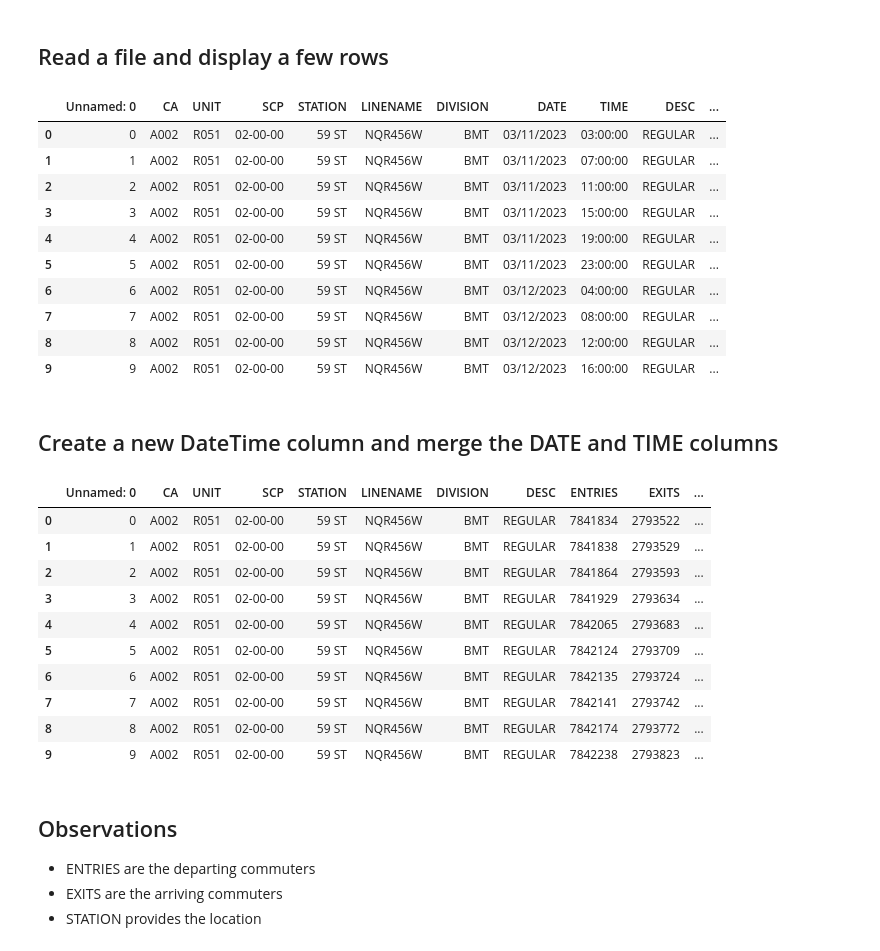
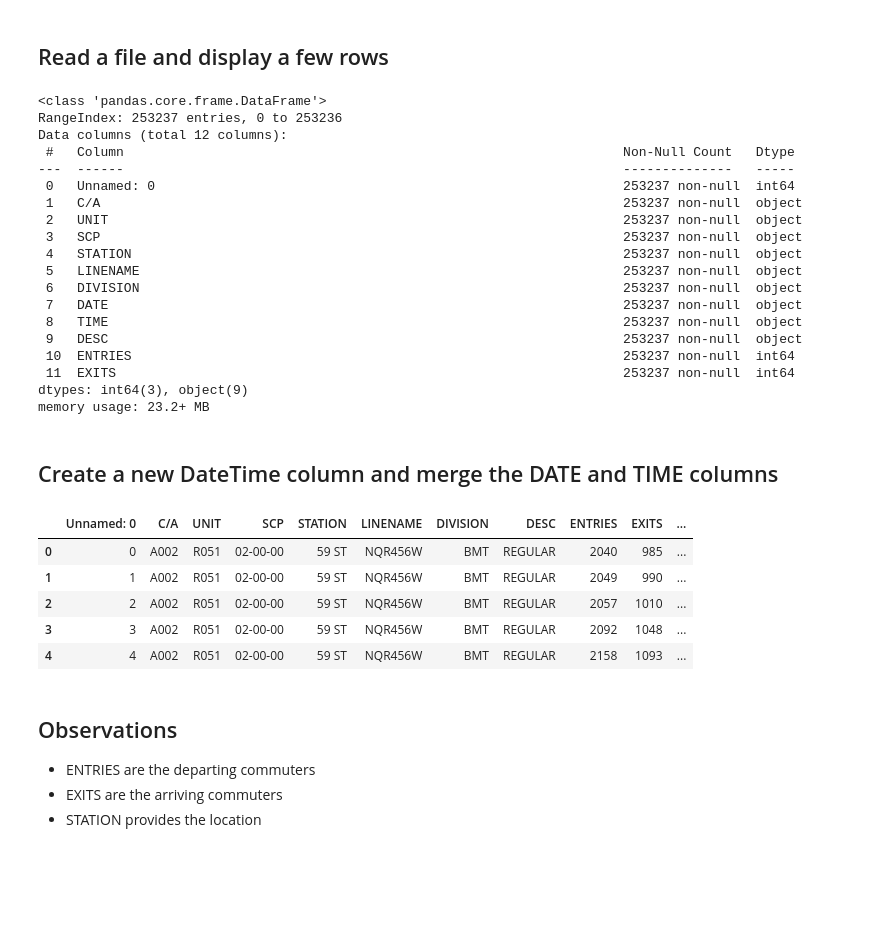
Before and after one commit to ozkary/data-engineering-mta-turnstile, a Jupyter notebook: Step1-Discovery/discovery.ipynb, the cells around one changed output. Drawn from its saved outputs; the diff is of its cells as text; code cells hidden in the pictures; blank space fills up the shorter version.

```diff
--- a/Step1-Discovery/discovery.ipynb
+++ b/Step1-Discovery/discovery.ipynb
@@ -7,39 +7,51 @@ import pandas as pd
 # %% [markdown]
 ## Read a file and display a few rows
 # %%
- df = pd.read_csv('../data/230318.csv.gz', iterator=False,compression="gzip")
- df.head(10)
+ df = pd.read_csv('../data/turnstile_230603.csv.gz', iterator=False,compression="gzip")
+
+ # Check for null values in each column
+null_counts = df.isnull().sum()
+null_counts.head(5)
+
+# fill null values with a specific value
+df = df.fillna(0)
-# %% [output]
-|  | Unnamed: 0 | CA | UNIT | SCP | STATION | LINENAME | DIVISION | DATE | TIME | DESC | ... |
-| 0 | 0 | A002 | R051 | 02-00-00 | 59 ST | NQR456W | BMT | 03/11/2023 | 03:00:00 | REGULAR | ... |
-| 1 | 1 | A002 | R051 | 02-00-00 | 59 ST | NQR456W | BMT | 03/11/2023 | 07:00:00 | REGULAR | ... |
-| 2 | 2 | A002 | R051 | 02-00-00 | 59 ST | NQR456W | BMT | 03/11/2023 | 11:00:00 | REGULAR | ... |
-| 3 | 3 | A002 | R051 | 02-00-00 | 59 ST | NQR456W | BMT | 03/11/2023 | 15:00:00 | REGULAR | ... |
-| 4 | 4 | A002 | R051 | 02-00-00 | 59 ST | NQR456W | BMT | 03/11/2023 | 19:00:00 | REGULAR | ... |
-| 5 | 5 | A002 | R051 | 02-00-00 | 59 ST | NQR456W | BMT | 03/11/2023 | 23:00:00 | REGULAR | ... |
-| 6 | 6 | A002 | R051 | 02-00-00 | 59 ST | NQR456W | BMT | 03/12/2023 | 04:00:00 | REGULAR | ... |
-| 7 | 7 | A002 | R051 | 02-00-00 | 59 ST | NQR456W | BMT | 03/12/2023 | 08:00:00 | REGULAR | ... |
-| 8 | 8 | A002 | R051 | 02-00-00 | 59 ST | NQR456W | BMT | 03/12/2023 | 12:00:00 | REGULAR | ... |
-| 9 | 9 | A002 | R051 | 02-00-00 | 59 ST | NQR456W | BMT | 03/12/2023 | 16:00:00 | REGULAR | ... |
+# %%
+df.info()
+# %% [output]
+<class 'pandas.core.frame.DataFrame'>
+RangeIndex: 253237 entries, 0 to 253236
+Data columns (total 12 columns):
+ #   Column                                                                Non-Null Count   Dtype
+---  ------                                                                --------------   -----
+ 0   Unnamed: 0                                                            253237 non-null  int64
+ 1   C/A                                                                   253237 non-null  object
+ 2   UNIT                                                                  253237 non-null  object
+ 3   SCP                                                                   253237 non-null  object
+ 4   STATION                                                               253237 non-null  object
+ 5   LINENAME                                                              253237 non-null  object
+ 6   DIVISION                                                              253237 non-null  object
+ 7   DATE                                                                  253237 non-null  object
+ 8   TIME                                                                  253237 non-null  object
+ 9   DESC                                                                  253237 non-null  object
+ 10  ENTRIES                                                               253237 non-null  int64
+ 11  EXITS                                                                 253237 non-null  int64
+dtypes: int64(3), object(9)
+memory usage: 23.2+ MB
 # %% [markdown]
 ## Create a new DateTime column and merge the DATE and TIME columns
 # %%
 # add the datetime column and drop the DATE and TIME columns
 df['CREATED'] =  pd.to_datetime(df['DATE'] + ' ' + df['TIME'], format='%m/%d/%Y %H:%M:%S')
 df = df.drop('DATE', axis=1).drop('TIME',axis=1)
-df.head(10)
+
+df.head(5)
 # %% [output]
-|  | Unnamed: 0 | CA | UNIT | SCP | STATION | LINENAME | DIVISION | DESC | ENTRIES | EXITS | ... |
-| 0 | 0 | A002 | R051 | 02-00-00 | 59 ST | NQR456W | BMT | REGULAR | 7841834 | 2793522 | ... |
-| 1 | 1 | A002 | R051 | 02-00-00 | 59 ST | NQR456W | BMT | REGULAR | 7841838 | 2793529 | ... |
-| 2 | 2 | A002 | R051 | 02-00-00 | 59 ST | NQR456W | BMT | REGULAR | 7841864 | 2793593 | ... |
-| 3 | 3 | A002 | R051 | 02-00-00 | 59 ST | NQR456W | BMT | REGULAR | 7841929 | 2793634 | ... |
-| 4 | 4 | A002 | R051 | 02-00-00 | 59 ST | NQR456W | BMT | REGULAR | 7842065 | 2793683 | ... |
-| 5 | 5 | A002 | R051 | 02-00-00 | 59 ST | NQR456W | BMT | REGULAR | 7842124 | 2793709 | ... |
-| 6 | 6 | A002 | R051 | 02-00-00 | 59 ST | NQR456W | BMT | REGULAR | 7842135 | 2793724 | ... |
-| 7 | 7 | A002 | R051 | 02-00-00 | 59 ST | NQR456W | BMT | REGULAR | 7842141 | 2793742 | ... |
-| 8 | 8 | A002 | R051 | 02-00-00 | 59 ST | NQR456W | BMT | REGULAR | 7842174 | 2793772 | ... |
-| 9 | 9 | A002 | R051 | 02-00-00 | 59 ST | NQR456W | BMT | REGULAR | 7842238 | 2793823 | ... |
+|  | Unnamed: 0 | C/A | UNIT | SCP | STATION | LINENAME | DIVISION | DESC | ENTRIES | EXITS | ... |
+| 0 | 0 | A002 | R051 | 02-00-00 | 59 ST | NQR456W | BMT | REGULAR | 2040 | 985 | ... |
+| 1 | 1 | A002 | R051 | 02-00-00 | 59 ST | NQR456W | BMT | REGULAR | 2049 | 990 | ... |
+| 2 | 2 | A002 | R051 | 02-00-00 | 59 ST | NQR456W | BMT | REGULAR | 2057 | 1010 | ... |
+| 3 | 3 | A002 | R051 | 02-00-00 | 59 ST | NQR456W | BMT | REGULAR | 2092 | 1048 | ... |
+| 4 | 4 | A002 | R051 | 02-00-00 | 59 ST | NQR456W | BMT | REGULAR | 2158 | 1093 | ... |
 # %% [markdown]
 ## Observations
 - ENTRIES are the departing commuters
```
Also changed, not shown: parts of 4 cells of this notebook, 3 other files.
